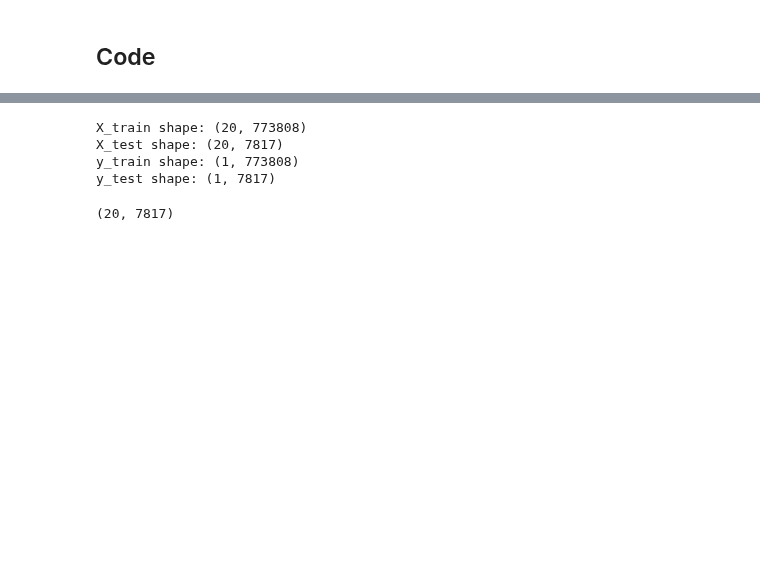
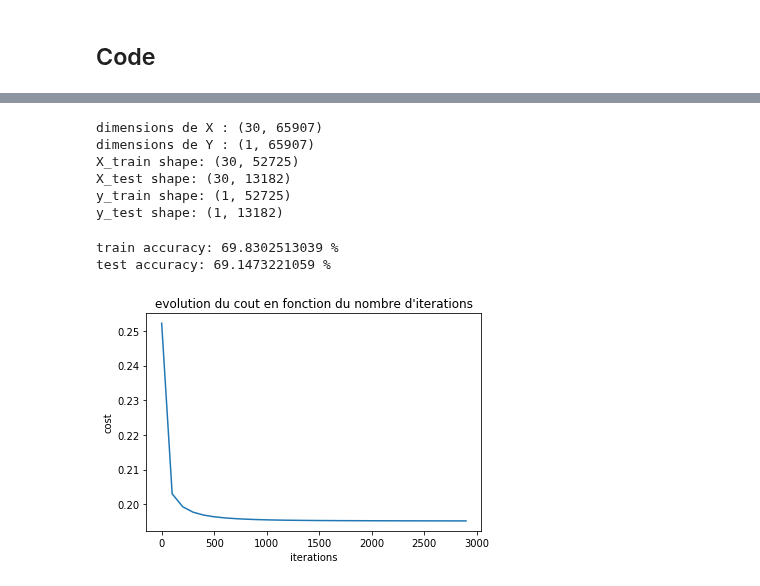
Before and after one commit to chubby47/kaggle_soccer, a Jupyter notebook: problematique_2.ipynb, the cells around one changed output, grey strips where cells are left out. Drawn from its saved outputs; the diff is of its cells as text; code cells hidden in the pictures; blank space fills up the shorter version.

```diff
--- a/problematique_2.ipynb
+++ b/problematique_2.ipynb
@@ -38,0 +37,9 @@ The minimum supported version is 2.4.6
+# %%
+def normaliser(matrix):
+    """
+    normalise une matrice d'exemples de taille (inputdimension, m).
+    centre et réduit chaque dimension.
+    retourne la matrice normalisée.
+    """
+    #centrer réduire la matrice "en place"
+    return scale(matrix, axis=1, copy=False)
@@ -78,9 +314,0 @@ notre table contient 781625 enregistrements d'equipes
-# %%
-victoires = matches["home_team_goal"] > matches["away_team_goal"]
-
-Y = []
-for i in range(len(victoires)):
-    if victoires[i]:
-        Y.append(1)
-    else:
-        Y.append(0)
@@ -103,4 +315,22 @@ X_train, X_test, y_train, y_test = train_test_split(X.T, Y.T, test_size=0.01)
 # %%
+victoires = matches["home_team_goal"] > matches["away_team_goal"]
+
+matches = matches.drop(["away_team_goal", "home_team_goal"], axis=1)
+
+Y = []
+for i in victoires.keys():
+    if victoires[i]:
+        Y.append(1)
+    else:
+        Y.append(0)
+
+Y = np.array([Y]) #on contruit un vecteur de taille (1, nbexemples)
+X = matches.as_matrix().T #on construit une matrice de taille (30, nbexemples
+
+print("dimensions de X : "+str(X.shape))
+print("dimensions de Y : "+str(Y.shape))
+
+X_train, X_test, y_train, y_test = train_test_split(X.T, Y.T, test_size=0.2)
 X_train = X_train.T
 X_test = X_test.T
 y_train = y_train.T
@@ -111,7 +341,9 @@ print("X_test shape: "+str(X_test.shape))
 print("y_train shape: "+str(y_train.shape))
 print("y_test shape: "+str(y_test.shape))
 # %% [output]
-X_train shape: (20, 773808)
-X_test shape: (20, 7817)
-y_train shape: (1, 773808)
-y_test shape: (1, 7817)
+dimensions de X : (30, 65907)
+dimensions de Y : (1, 65907)
+X_train shape: (30, 52725)
+X_test shape: (30, 13182)
+y_train shape: (1, 52725)
+y_test shape: (1, 13182)
@@ -369,4 +350,10 @@ class hiddenLayerPerceptron:
-# %%
-X_test.shape
-# %% [output]
-(20, 7817)
+# %%
+X_train = normaliser(X_train)
+X_test  = normaliser(X_test)
+# %%
+perceptron = simplePerceptron(X_train.shape[0])
+costs, _,_ = perceptron.train(X_train, y_train, X_test, y_test, nbiterations=3000, learning_rate=0.01)
+# %% [output]
+train accuracy: 69.8302513039 %
+test accuracy: 69.1473221059 %
+[figure, added]
```
Also changed, not shown: parts of 18 cells of this notebook.
